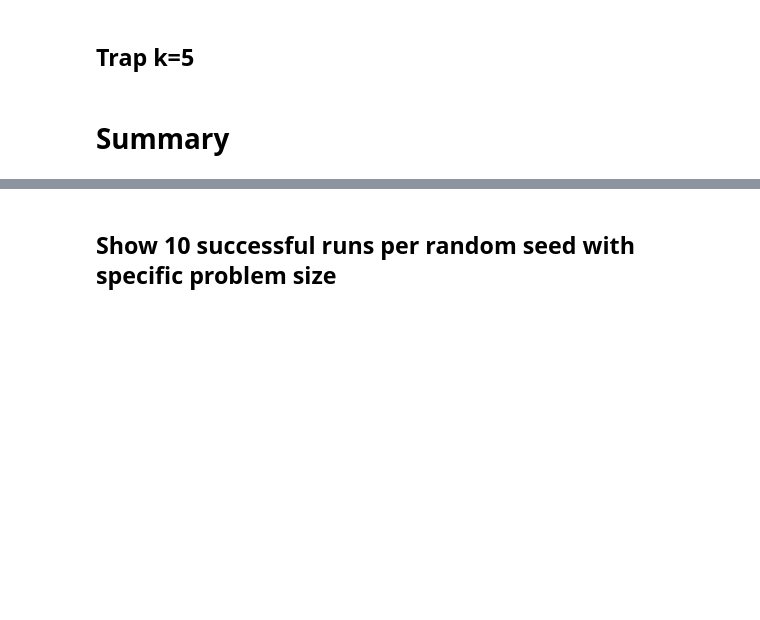
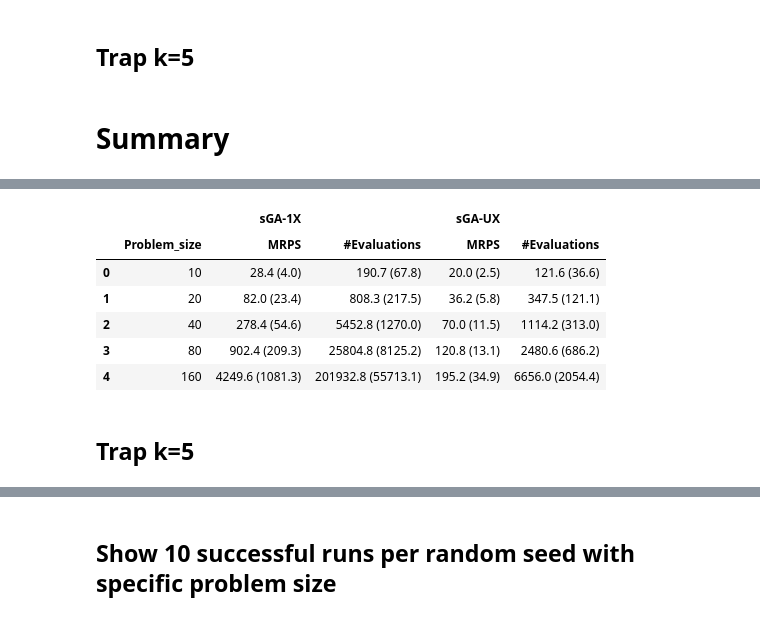
Before and after one commit to nhathuyle2002/CS410, a Jupyter notebook: Task2/20520056_CS410_Task2.ipynb, the cells around one changed output, grey strips where cells are left out. Saved outputs shown, nothing was run; the diff lists cells and outputs as text; code cells hidden in the pictures; blank space fills up the shorter version.

```diff
--- a/Task2/20520056_CS410_Task2.ipynb
+++ b/Task2/20520056_CS410_Task2.ipynb
@@ -438,0 +456,13 @@ def visualize_statistics(df, fitness_function=onemax):
+# %%
+df = pd.read_csv(f'results/statistics_result_onemax.csv', header=[0, 1])
+df
+# %% [output]
+|  |  | sGA-1X |  | sGA-UX |  |
+|  | Problem_size | MRPS | #Evaluations | MRPS | #Evaluations |
+| 0 | 10 | 28.4 (4.0) | 190.7 (67.8) | 20.0 (2.5) | 121.6 (36.6) |
+| 1 | 20 | 82.0 (23.4) | 808.3 (217.5) | 36.2 (5.8) | 347.5 (121.1) |
+| 2 | 40 | 278.4 (54.6) | 5452.8 (1270.0) | 70.0 (11.5) | 1114.2 (313.0) |
+| 3 | 80 | 902.4 (209.3) | 25804.8 (8125.2) | 120.8 (13.1) | 2480.6 (686.2) |
+| 4 | 160 | 4249.6 (1081.3) | 201932.8 (55713.1) | 195.2 (34.9) | 6656.0 (2054.4) |
+# %% [markdown]
+## Trap k=5
```
Also changed, not shown: parts of 16 cells of this notebook, 9 other files.
